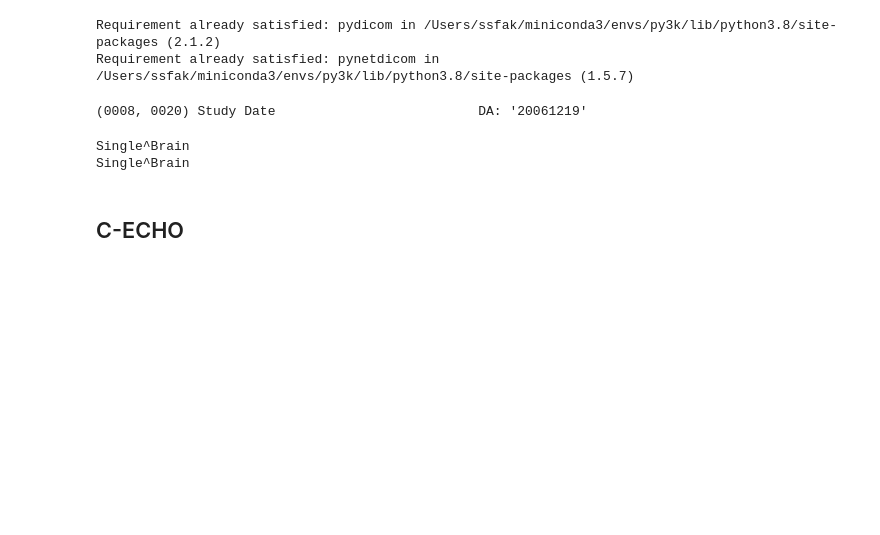
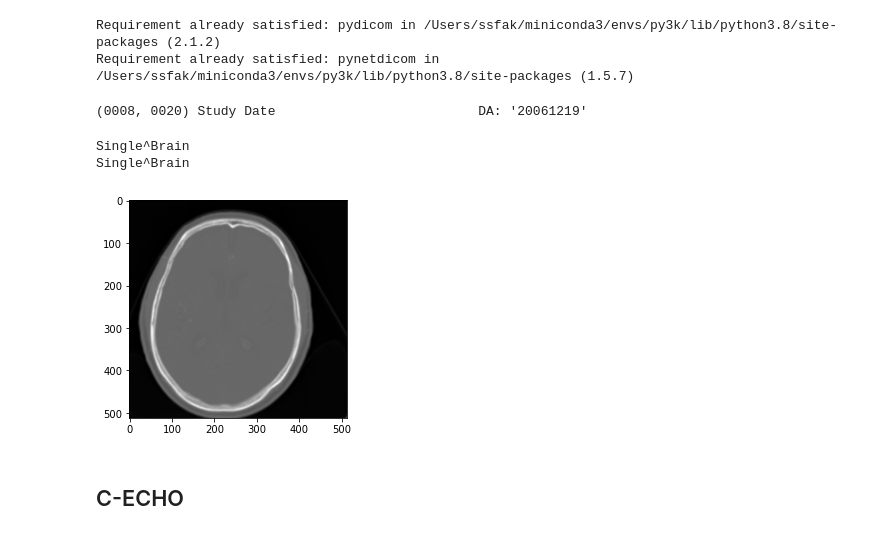
Before and after one commit to sgsfak/BME-Medical-Informatics-course, a Jupyter notebook: dicom/dicom-tests.ipynb, the cells around one changed output. Cells and saved outputs as stored; diff of their text form; code cells hidden in the pictures; blank space fills up the shorter version.

```diff
--- a/dicom/dicom-tests.ipynb
+++ b/dicom/dicom-tests.ipynb
@@ -9,19 +9,27 @@ from pydicom.dataset import Dataset
 
 from pynetdicom import AE
 from pynetdicom.status import Status
-# %%
-from pydicom.data import get_testdata_file
-filename = "brain.dcm"
-ds = pydicom.dcmread(filename)
-ds[(0x0008, 0x0020)]
-# %% [output]
-(0008, 0020) Study Date                          DA: '20061219'
+# %%
+import urllib.request
+filename = "brain.dcm"
+url = "https://github.com/sgsfak/BME-Medical-Informatics-course/blob/main/dicom/brain.dcm?raw=true"
+urllib.request.urlretrieve(url, filename)
+ds = pydicom.dcmread(filename)
+ds[(0x0008, 0x0020)]
+# %% [output]
+(0008, 0020) Study Date                          DA: '20061219'
 # %%
 print(ds.PatientName)
 print(ds[0x10,0x10].value)
 # %% [output]
 Single^Brain
 Single^Brain
+# %%
+import matplotlib.pyplot as plt
+plt.imshow(ds.pixel_array, cmap=plt.cm.gray)
+plt.show()
+# %% [output]
+[figure, added]
 # %% [markdown]
 ## C-ECHO
 # %%
```
Also changed, not shown: parts of 7 cells of this notebook, 1 other file.
